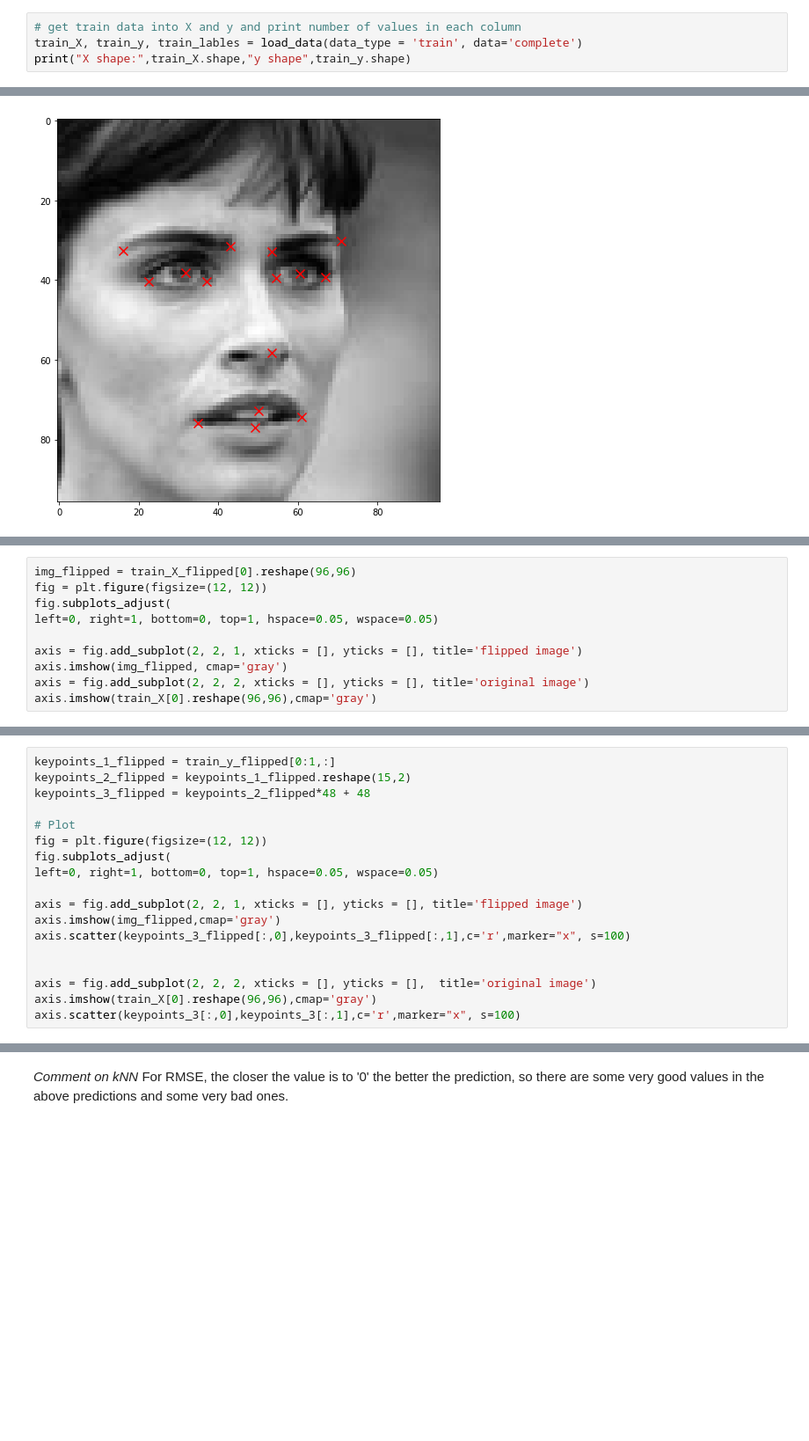
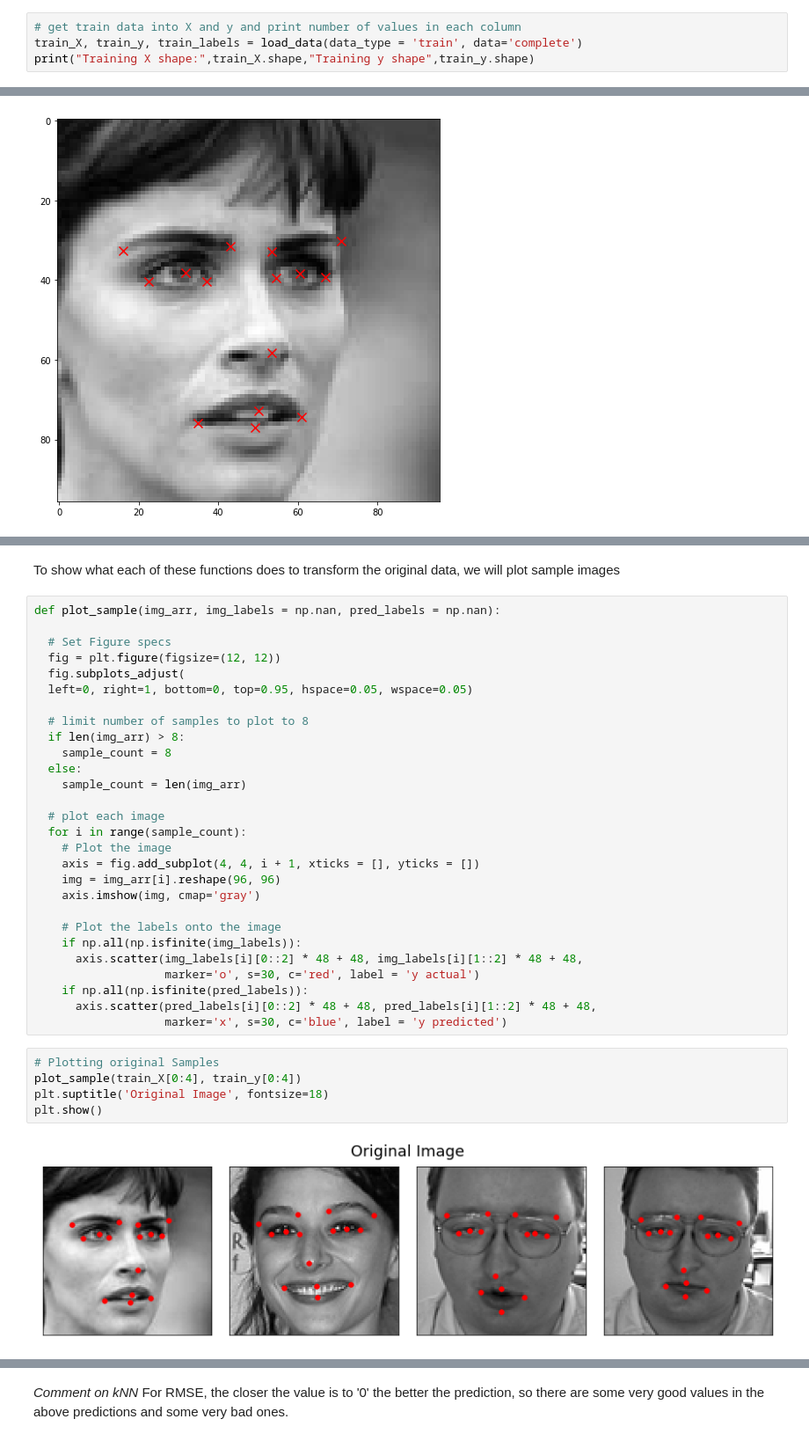
Before and after one commit to Shirleyhywl/W207_ALSY_FinalProject-1, a Jupyter notebook: W207_ALSY_FinalProject_Baseline_R2.ipynb, the cells around one changed output, grey strips where cells are left out. Shown at 88% size. Drawn from its saved outputs; the diff is of its cells as text; blank space fills up the shorter version.

```diff
--- a/W207_ALSY_FinalProject_Baseline_R2.ipynb
+++ b/W207_ALSY_FinalProject_Baseline_R2.ipynb
@@ -334,5 +254,5 @@ def load_data(data_type='train', columns=None, filepath=filepath, data='complete
 # %%
 # get train data into X and y and print number of values in each column
-train_X, train_y, train_lables = load_data(data_type = 'train', data='complete')
-print("X shape:",train_X.shape,"y shape",train_y.shape)
+train_X, train_y, train_labels = load_data(data_type = 'train', data='complete')
+print("Training X shape:",train_X.shape,"Training y shape",train_y.shape)
 # %% [output]
@@ -475,10 +318,0 @@ train_X_flipped, train_y_flipped = flip_image(train_X, train_y)
-# %%
-img_flipped = train_X_flipped[0].reshape(96,96)
-fig = plt.figure(figsize=(12, 12))
-fig.subplots_adjust(
-left=0, right=1, bottom=0, top=1, hspace=0.05, wspace=0.05)
-
-axis = fig.add_subplot(2, 2, 1, xticks = [], yticks = [], title='flipped image')
-axis.imshow(img_flipped, cmap='gray')
-axis = fig.add_subplot(2, 2, 2, xticks = [], yticks = [], title='original image')
-axis.imshow(train_X[0].reshape(96,96),cmap='gray')
@@ -488,18 +318,0 @@ axis.imshow(train_X[0].reshape(96,96),cmap='gray')
-# %%
-keypoints_1_flipped = train_y_flipped[0:1,:]
-keypoints_2_flipped = keypoints_1_flipped.reshape(15,2)
-keypoints_3_flipped = keypoints_2_flipped*48 + 48
-
-# Plot
-fig = plt.figure(figsize=(12, 12))
-fig.subplots_adjust(
-left=0, right=1, bottom=0, top=1, hspace=0.05, wspace=0.05)
-
-axis = fig.add_subplot(2, 2, 1, xticks = [], yticks = [], title='flipped image')
-axis.imshow(img_flipped,cmap='gray')
-axis.scatter(keypoints_3_flipped[:,0],keypoints_3_flipped[:,1],c='r',marker="x", s=100)
-
-
-axis = fig.add_subplot(2, 2, 2, xticks = [], yticks = [],  title='original image')
-axis.imshow(train_X[0].reshape(96,96),cmap='gray')
-axis.scatter(keypoints_3[:,0],keypoints_3[:,1],c='r',marker="x", s=100)
@@ -712,0 +379,37 @@ pd.DataFrame({'RMSE':np.sqrt(mean_squared_error(dev_y, dev_predict_label, multio
+# %% [markdown]
+To show what each of these functions does to transform the original data, we will plot sample images
+# %%
+def plot_sample(img_arr, img_labels = np.nan, pred_labels = np.nan):
+
+  # Set Figure specs
+  fig = plt.figure(figsize=(12, 12))
+  fig.subplots_adjust(
+  left=0, right=1, bottom=0, top=0.95, hspace=0.05, wspace=0.05)
+
+  # limit number of samples to plot to 8
+  if len(img_arr) > 8:
+    sample_count = 8
+  else:
+    sample_count = len(img_arr)
+
+  # plot each image
+  for i in range(sample_count):
+    # Plot the image
+    axis = fig.add_subplot(4, 4, i + 1, xticks = [], yticks = [])
+    img = img_arr[i].reshape(96, 96)
+    axis.imshow(img, cmap='gray')
+
+    # Plot the labels onto the image
+    if np.all(np.isfinite(img_labels)):
+      axis.scatter(img_labels[i][0::2] * 48 + 48, img_labels[i][1::2] * 48 + 48,
+                   marker='o', s=30, c='red', label = 'y actual')
+    if np.all(np.isfinite(pred_labels)):
+      axis.scatter(pred_labels[i][0::2] * 48 + 48, pred_labels[i][1::2] * 48 + 48,
+                   marker='x', s=30, c='blue', label = 'y predicted')
+# %%
+# Plotting original Samples
+plot_sample(train_X[0:4], train_y[0:4])
+plt.suptitle('Original Image', fontsize=18)
+plt.show()
+# %% [output]
+[figure, added]
```
Also changed, not shown: parts of 82 cells of this notebook.
